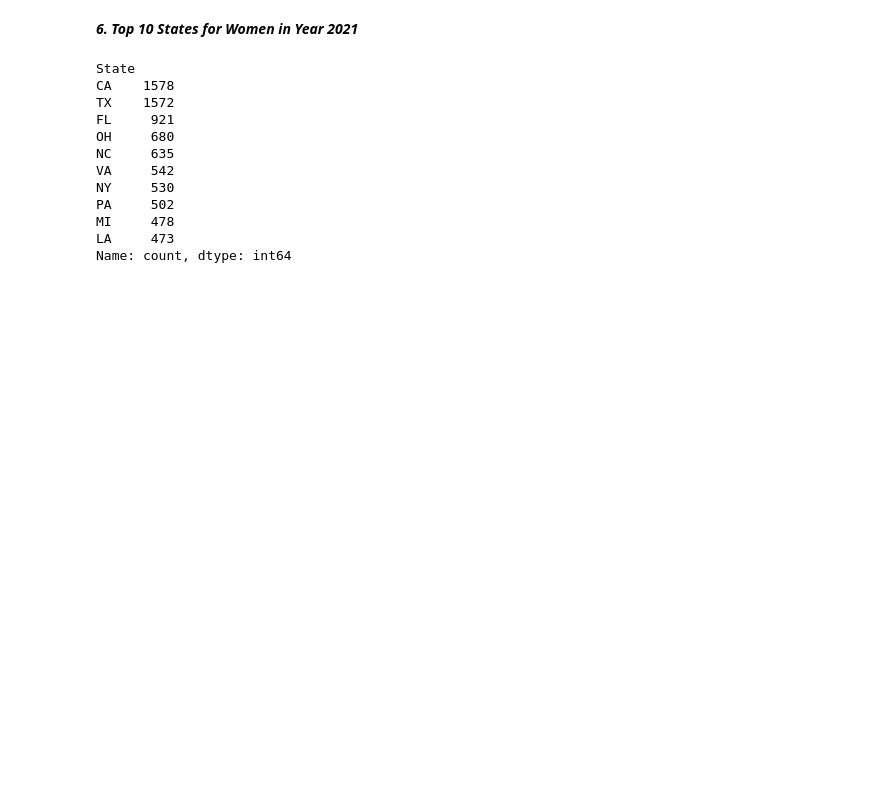
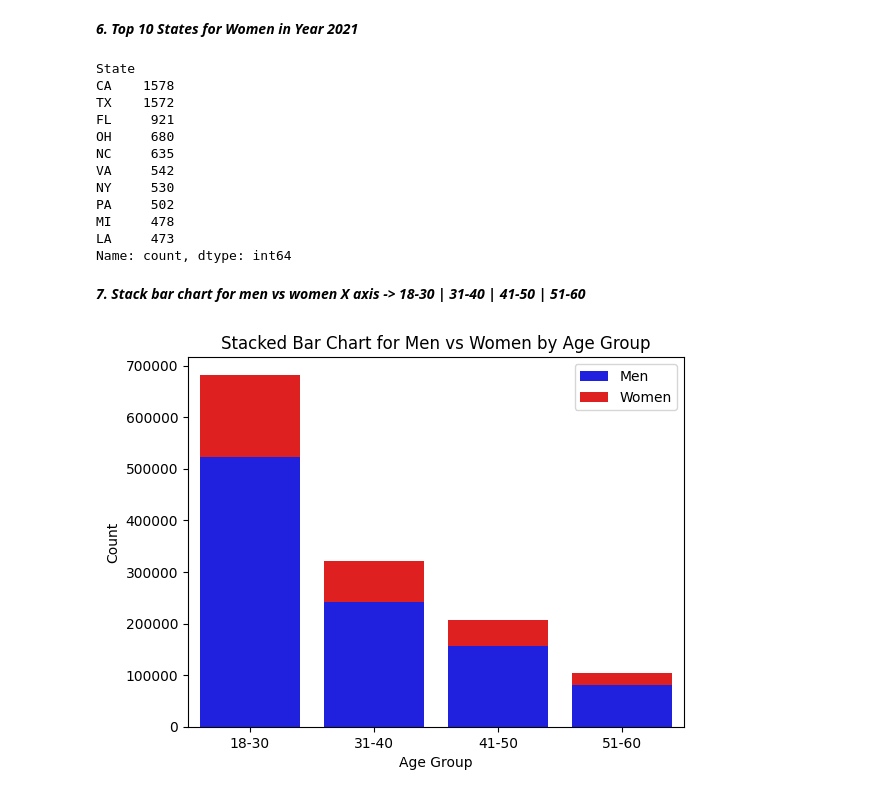
Before and after one commit to GNANASAMBANTHAN/GNANASAMBANTHAN, a Jupyter notebook: Mini_Project_1_Powerlifting.ipynb, the cells around one changed output. Saved outputs shown, nothing was run; the diff lists cells and outputs as text; code cells hidden in the pictures; blank space fills up the shorter version.

```diff
--- a/Mini_Project_1_Powerlifting.ipynb
+++ b/Mini_Project_1_Powerlifting.ipynb
@@ -219,3 +219,22 @@ PA     502
 MI     478
 LA     473
 Name: count, dtype: int64
+# %% [markdown]
+***7. Stack bar chart for men vs women X axis -> 18-30 | 31-40 | 41-50 | 51-60***
+# %%
+import pandas as pd
+import seaborn as sns
+import matplotlib.pyplot as plt
+bins = [18, 30, 40, 50, 60]
+labels = ['18-30', '31-40', '41-50', '51-60']
+df['AgeGroup'] = pd.cut(df['Age'], bins=bins, labels=labels, right=False)
+age_sex_counts = pd.crosstab(df['AgeGroup'], df['Sex'])
+sns.barplot(x=age_sex_counts.index, y=age_sex_counts['M'], color='blue', label='Men')
+sns.barplot(x=age_sex_counts.index, y=age_sex_counts['F'], color='red', bottom=age_sex_counts['M'], label='Women')
+plt.title('Stacked Bar Chart for Men vs Women by Age Group')
+plt.xlabel('Age Group')
+plt.ylabel('Count')
+plt.legend()
+plt.show()
+# %% [output]
+[figure, added]
```
Also changed, not shown: parts of 6 cells of this notebook.
